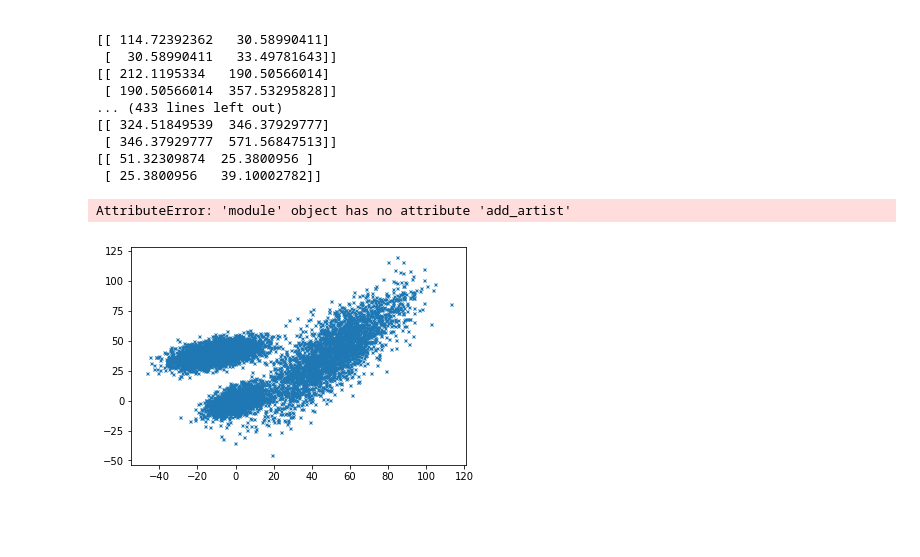
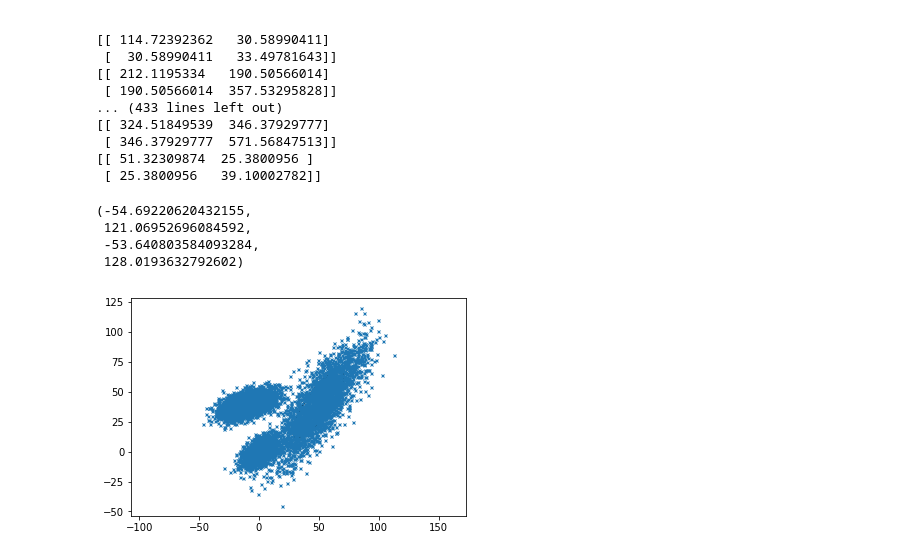
Before and after one commit to zxybazh/PRML-Assignment, a Jupyter notebook: final_project/src/Project.ipynb, the cells around one changed output. Drawn from its saved outputs; the diff is of its cells as text; code cells hidden in the pictures; blank space fills up the shorter version.

```diff
--- a/final_project/src/Project.ipynb
+++ b/final_project/src/Project.ipynb
@@ -129,7 +129,7 @@ Epoch: 0
 [[ 51.32309874  25.3800956 ]
  [ 25.3800956   39.10002782]]
 # %%
-def plot_cov_ellipse(cov, pos, volume=.5, ax=None, fc='none', ec=[0,0,0], a=1, lw=2):
+def plot_cov_ellipse(cov, pos, volume=.5, ax=None, fc='r', ec=[0,0,0], a=1, lw=2):
     import numpy as np
     from scipy.stats import chi2
     import matplotlib.pyplot as plt
@@ -155,10 +155,13 @@ def plot_cov_ellipse(cov, pos, volume=.5, ax=None, fc='none', ec=[0,0,0], a=1, l
     ax.add_artist(ellip)
 # %%
 plt.plot(X[:,0], X[:,1], 'x', markersize = ms)
-plot_cov_ellipse(si[0], mu[0], ax = plt)
-plot_cov_ellipse(si[1], mu[1], ax = plt)
-plot_cov_ellipse(si[2], mu[2], ax = plt)
+plot_cov_ellipse(si[0], mu[0])
+plot_cov_ellipse(si[1], mu[1])
+plot_cov_ellipse(si[2], mu[2])
 plt.axis('equal')
 # %% [output]
-AttributeError: 'module' object has no attribute 'add_artist'
+(-54.69220620432155,
+ 121.06952696084592,
+ -53.640803584093284,
+ 128.0193632792602)
-[figure, old version]
+[figure, new version]
```
